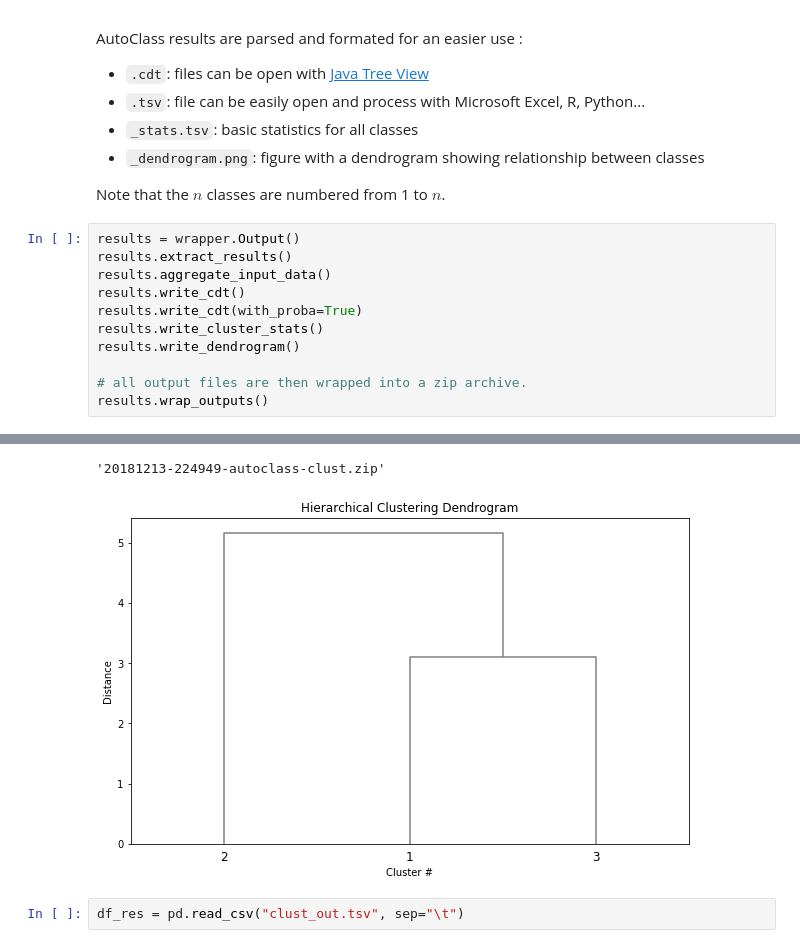
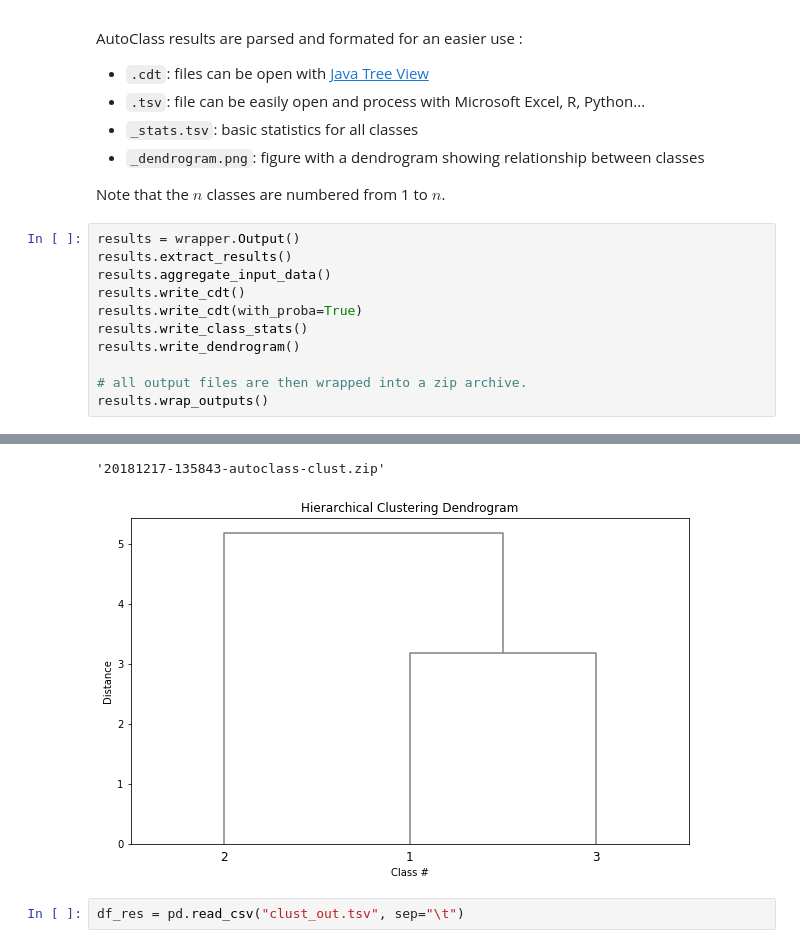
Before and after one commit to pierrepo/autoclasswrapper, a Jupyter notebook: demo/demo.ipynb, the cells around one changed output, grey strips where cells are left out. Drawn from its saved outputs; the diff is of its cells as text.

```diff
--- a/demo/demo.ipynb
+++ b/demo/demo.ipynb
@@ -151,7 +151,7 @@ results.extract_results()
 results.aggregate_input_data()
 results.write_cdt()
 results.write_cdt(with_proba=True)
-results.write_cluster_stats()
+results.write_class_stats()
 results.write_dendrogram()
 
 # all output files are then wrapped into a zip archive.
@@ -173,5 +173,5 @@ results.wrap_outputs()
-'20181213-224949-autoclass-clust.zip'
+'20181217-135843-autoclass-clust.zip'
-[figure, old version]
+[figure, new version]
 # %%
 df_res = pd.read_csv("clust_out.tsv", sep="\t")
 # %%
```
Also changed, not shown: parts of 8 cells of this notebook, 2 other files.
